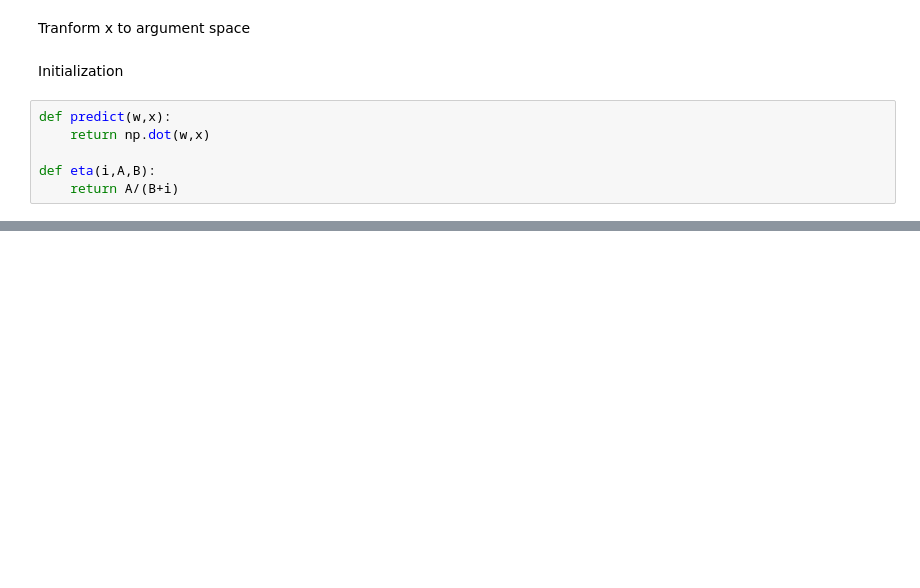
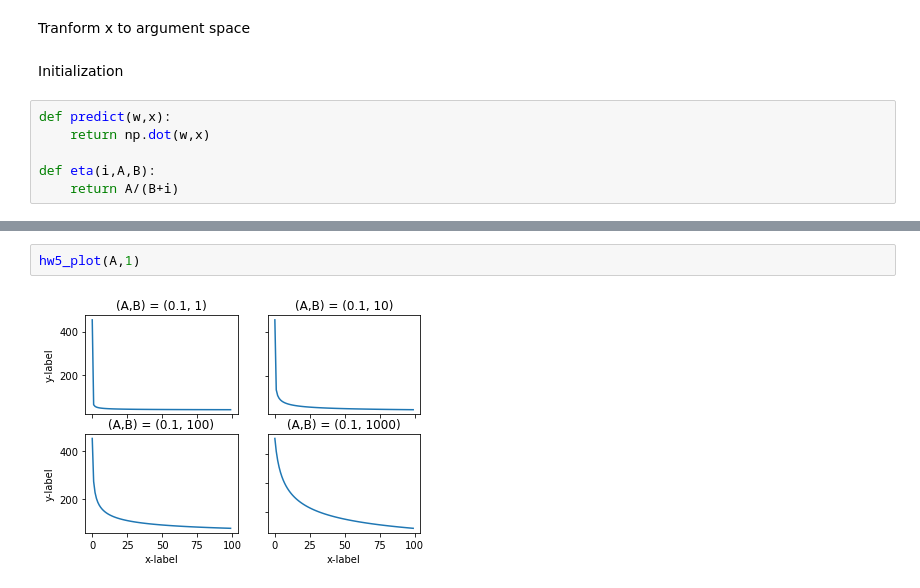
Before and after one commit to Hong7Cong/EE559-PatternReg, a Jupyter notebook: hw5/hw5.ipynb, the cells around one changed output, grey strips where cells are left out. Saved outputs shown, nothing was run; the diff lists cells and outputs as text; blank space fills up the shorter version.

```diff
--- a/hw5/hw5.ipynb
+++ b/hw5/hw5.ipynb
@@ -128,0 +125,4 @@ array([[1.   , 0.636, 0.736, 0.979, 0.643],
+# %%
+hw5_plot(A,1)
+# %% [output]
+[figure, added]
```
Also changed, not shown: parts of 27 cells of this notebook, 3 other files.
